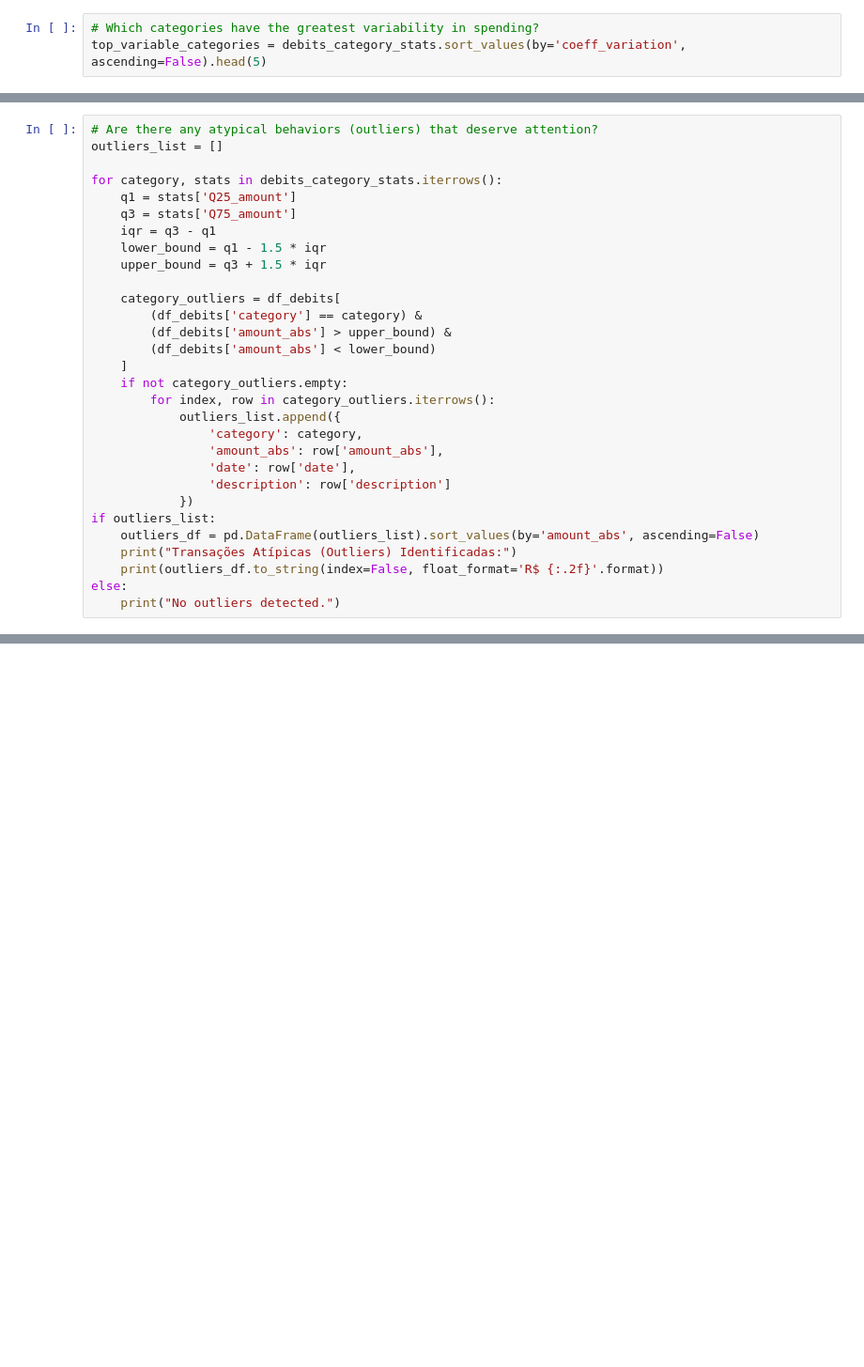
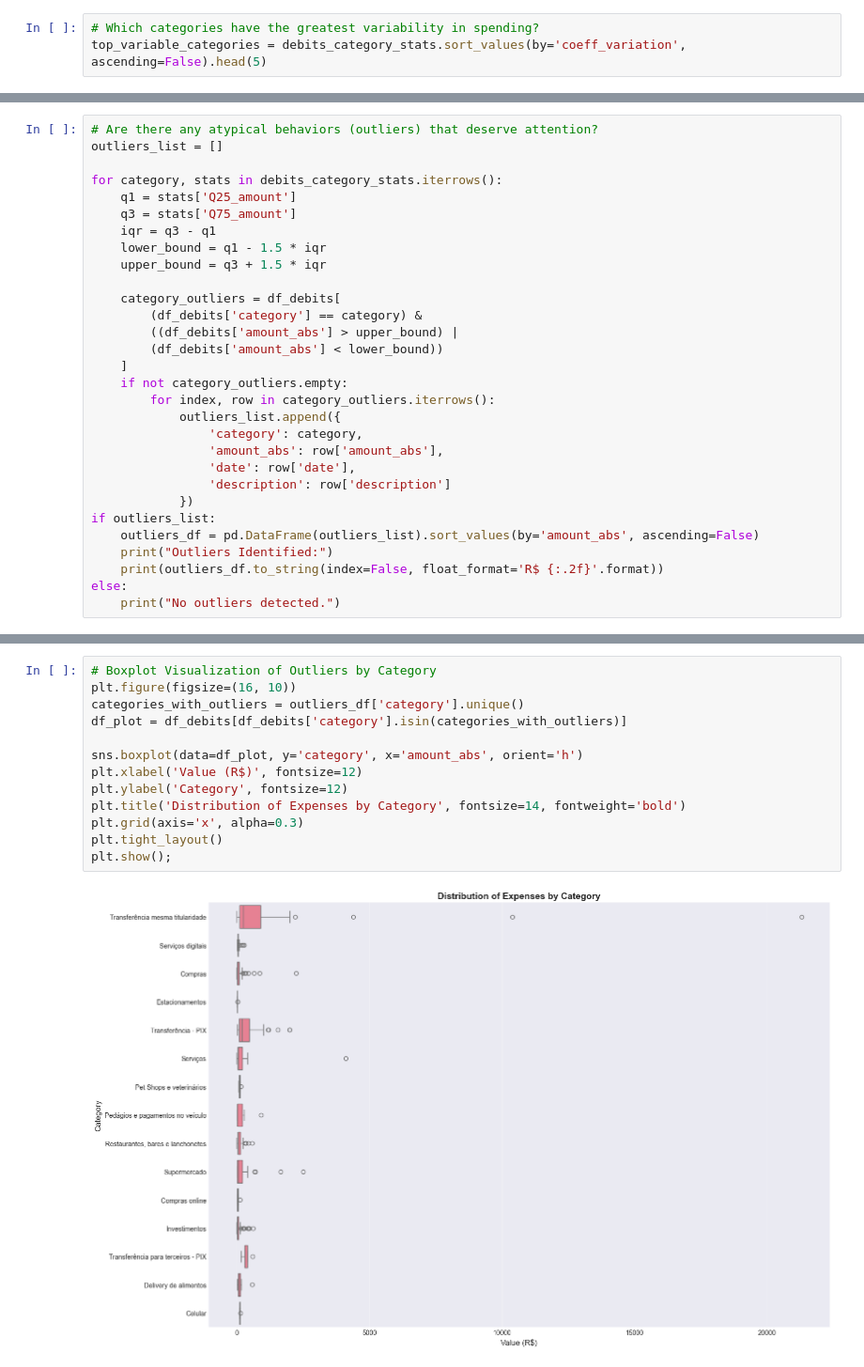
Before and after one commit to diiogorezende/CloudWalk---Technical-Challenge, a Jupyter notebook: analysis/analysis.ipynb, the cells around one changed output, grey strips where cells are left out. Shown at 94% size. Saved outputs shown, nothing was run; the diff lists cells and outputs as text; blank space fills up the shorter version.

```diff
--- a/analysis/analysis.ipynb
+++ b/analysis/analysis.ipynb
@@ -313,8 +326,8 @@ for category, stats in debits_category_stats.iterrows():
 
     category_outliers = df_debits[
         (df_debits['category'] == category) &
-        (df_debits['amount_abs'] > upper_bound) &
-        (df_debits['amount_abs'] < lower_bound)
+        ((df_debits['amount_abs'] > upper_bound) |
+        (df_debits['amount_abs'] < lower_bound))
     ]
     if not category_outliers.empty:
         for index, row in category_outliers.iterrows():
@@ -326,7 +339,7 @@ for category, stats in debits_category_stats.iterrows():
             })
 if outliers_list:
     outliers_df = pd.DataFrame(outliers_list).sort_values(by='amount_abs', ascending=False)
-    print("Transações Atípicas (Outliers) Identificadas:")
+    print("Outliers Identified:")
     print(outliers_df.to_string(index=False, float_format='R$ {:.2f}'.format))
 else:
     print("No outliers detected.")
@@ -334,0 +394,15 @@ No outliers detected.
+# %%
+# Boxplot Visualization of Outliers by Category
+plt.figure(figsize=(16, 10))
+categories_with_outliers = outliers_df['category'].unique()
+df_plot = df_debits[df_debits['category'].isin(categories_with_outliers)]
+
+sns.boxplot(data=df_plot, y='category', x='amount_abs', orient='h')
+plt.xlabel('Value (R$)', fontsize=12)
+plt.ylabel('Category', fontsize=12)
+plt.title('Distribution of Expenses by Category', fontsize=14, fontweight='bold')
+plt.grid(axis='x', alpha=0.3)
+plt.tight_layout()
+plt.show();
+# %% [output]
+[figure, added]
```
Also changed, not shown: parts of 7 cells of this notebook, 2 other files.
